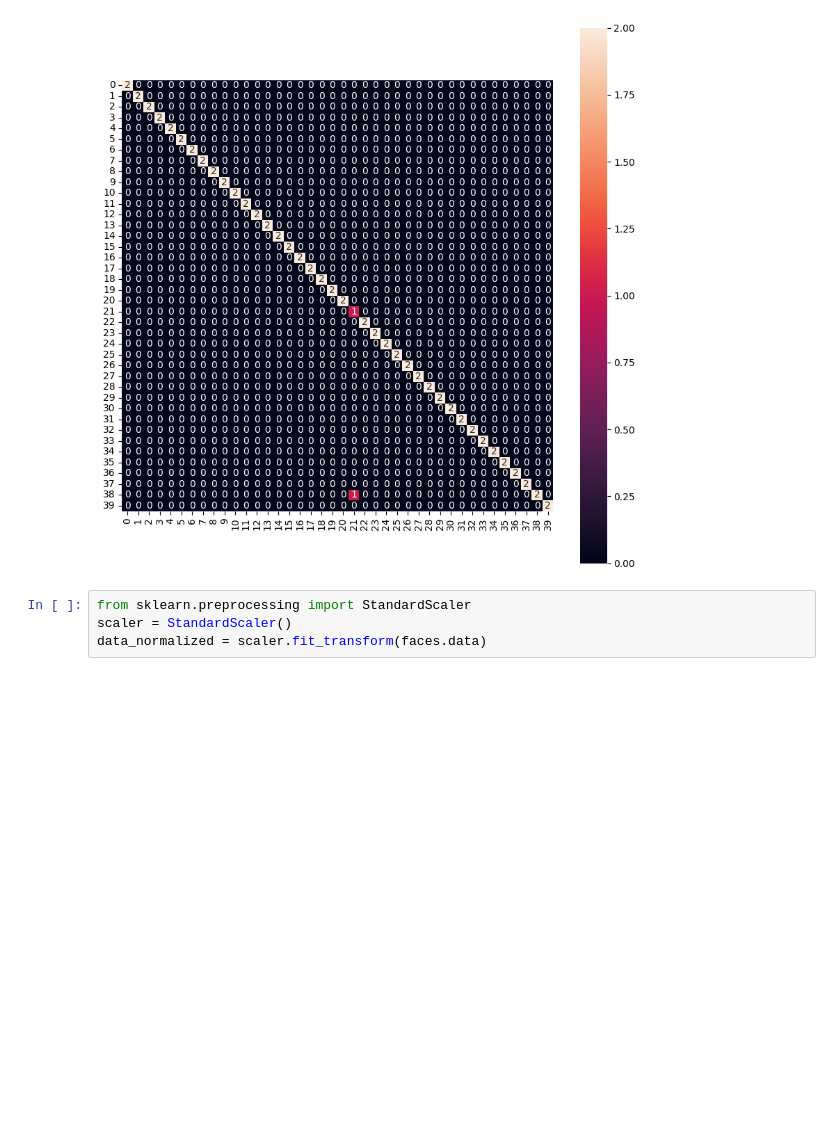
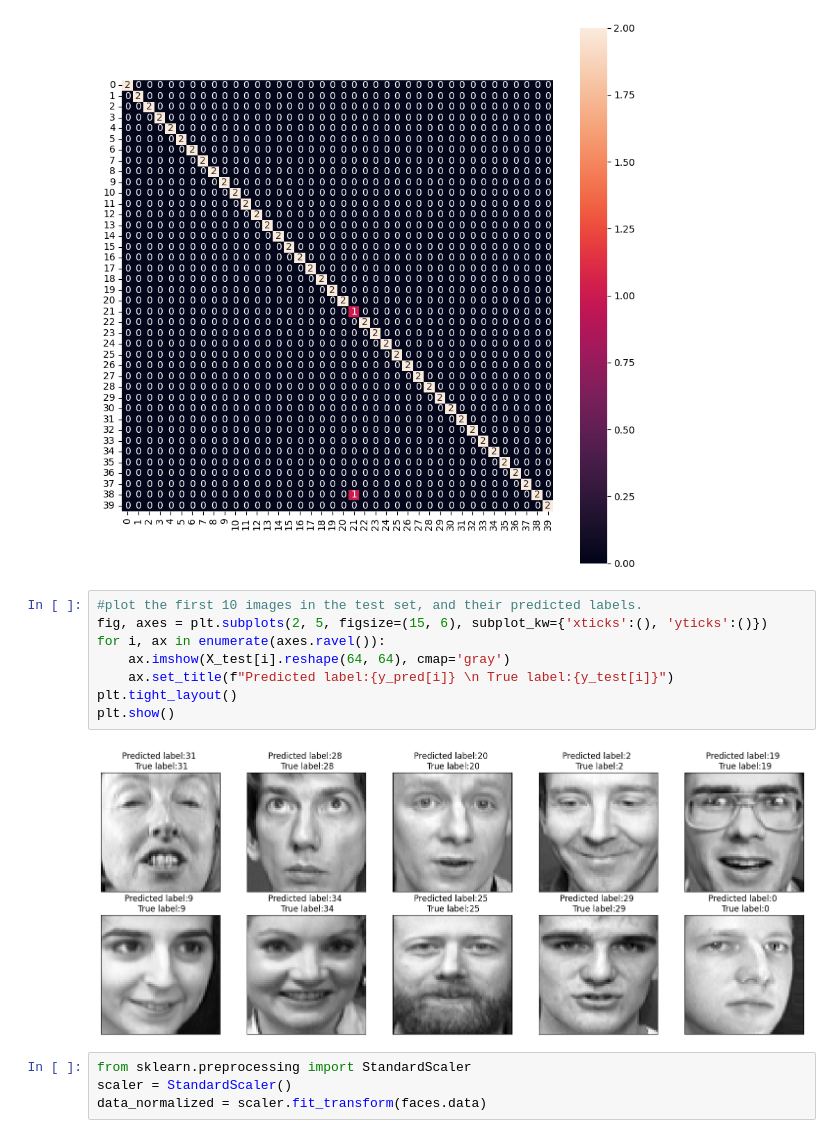
Before and after one commit to Ankit-Mehra/hierarchical_clustering, a Jupyter notebook: assignment3.ipynb, the cells around one changed output. Saved outputs shown, nothing was run; the diff lists cells and outputs as text; blank space fills up the shorter version.

```diff
--- a/assignment3.ipynb
+++ b/assignment3.ipynb
@@ -62,6 +62,16 @@ sns.heatmap(mat.T, square=True, annot=True, fmt='d', cbar=True)
 # %% [output]
 <Axes: >
 [figure]
+# %%
+#plot the first 10 images in the test set, and their predicted labels.
+fig, axes = plt.subplots(2, 5, figsize=(15, 6), subplot_kw={'xticks':(), 'yticks':()})
+for i, ax in enumerate(axes.ravel()):
+    ax.imshow(X_test[i].reshape(64, 64), cmap='gray')
+    ax.set_title(f"Predicted label:{y_pred[i]} \n True label:{y_test[i]}")
+plt.tight_layout()
+plt.show()
+# %% [output]
+[figure, added]
 # %%
 from sklearn.preprocessing import StandardScaler
 scaler = StandardScaler()
```
Also changed, not shown: parts of 13 cells of this notebook, 1 other file.
